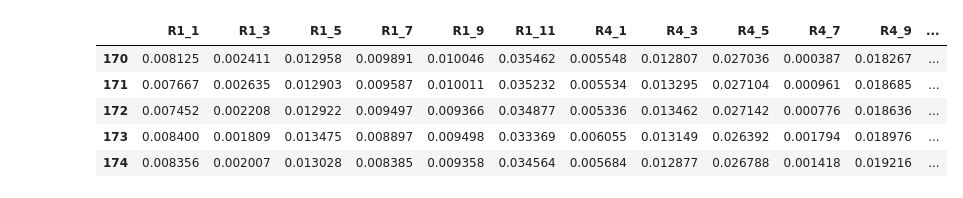
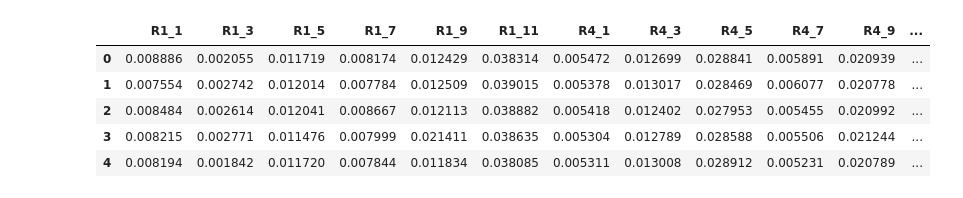
Before and after one commit to htsago/Sensorprobe, a Jupyter notebook: model.ipynb, the cells around one changed output. Saved outputs shown, nothing was run; the diff lists cells and outputs as text; code cells hidden in the pictures.

```diff
--- a/model.ipynb
+++ b/model.ipynb
@@ -11,15 +15,15 @@ from keras.utils import to_categorical
 # %%
 # Daten einlesen
-data = pd.read_csv('painting_01.csv')
+data = pd.read_csv('model.csv')
 # %%
-data.tail()
+data.head()
 # %% [output]
 |  | R1_1 | R1_3 | R1_5 | R1_7 | R1_9 | R1_11 | R4_1 | R4_3 | R4_5 | R4_7 | R4_9 | ... |
-| 170 | 0.008125 | 0.002411 | 0.012958 | 0.009891 | 0.010046 | 0.035462 | 0.005548 | 0.012807 | 0.027036 | 0.000387 | 0.018267 | ... |
-| 171 | 0.007667 | 0.002635 | 0.012903 | 0.009587 | 0.010011 | 0.035232 | 0.005534 | 0.013295 | 0.027104 | 0.000961 | 0.018685 | ... |
-| 172 | 0.007452 | 0.002208 | 0.012922 | 0.009497 | 0.009366 | 0.034877 | 0.005336 | 0.013462 | 0.027142 | 0.000776 | 0.018636 | ... |
-| 173 | 0.008400 | 0.001809 | 0.013475 | 0.008897 | 0.009498 | 0.033369 | 0.006055 | 0.013149 | 0.026392 | 0.001794 | 0.018976 | ... |
-| 174 | 0.008356 | 0.002007 | 0.013028 | 0.008385 | 0.009358 | 0.034564 | 0.005684 | 0.012877 | 0.026788 | 0.001418 | 0.019216 | ... |
+| 0 | 0.008886 | 0.002055 | 0.011719 | 0.008174 | 0.012429 | 0.038314 | 0.005472 | 0.012699 | 0.028841 | 0.005891 | 0.020939 | ... |
+| 1 | 0.007554 | 0.002742 | 0.012014 | 0.007784 | 0.012509 | 0.039015 | 0.005378 | 0.013017 | 0.028469 | 0.006077 | 0.020778 | ... |
+| 2 | 0.008484 | 0.002614 | 0.012041 | 0.008667 | 0.012113 | 0.038882 | 0.005418 | 0.012402 | 0.027953 | 0.005455 | 0.020992 | ... |
+| 3 | 0.008215 | 0.002771 | 0.011476 | 0.007999 | 0.021411 | 0.038635 | 0.005304 | 0.012789 | 0.028588 | 0.005506 | 0.021244 | ... |
+| 4 | 0.008194 | 0.001842 | 0.011720 | 0.007844 | 0.011834 | 0.038085 | 0.005311 | 0.013008 | 0.028912 | 0.005231 | 0.020789 | ... |
 # %%
 
 plt.title('Activity', fontsize=22, fontweight='bold')
```
Also changed, not shown: parts of 16 cells of this notebook, 53 other files.
